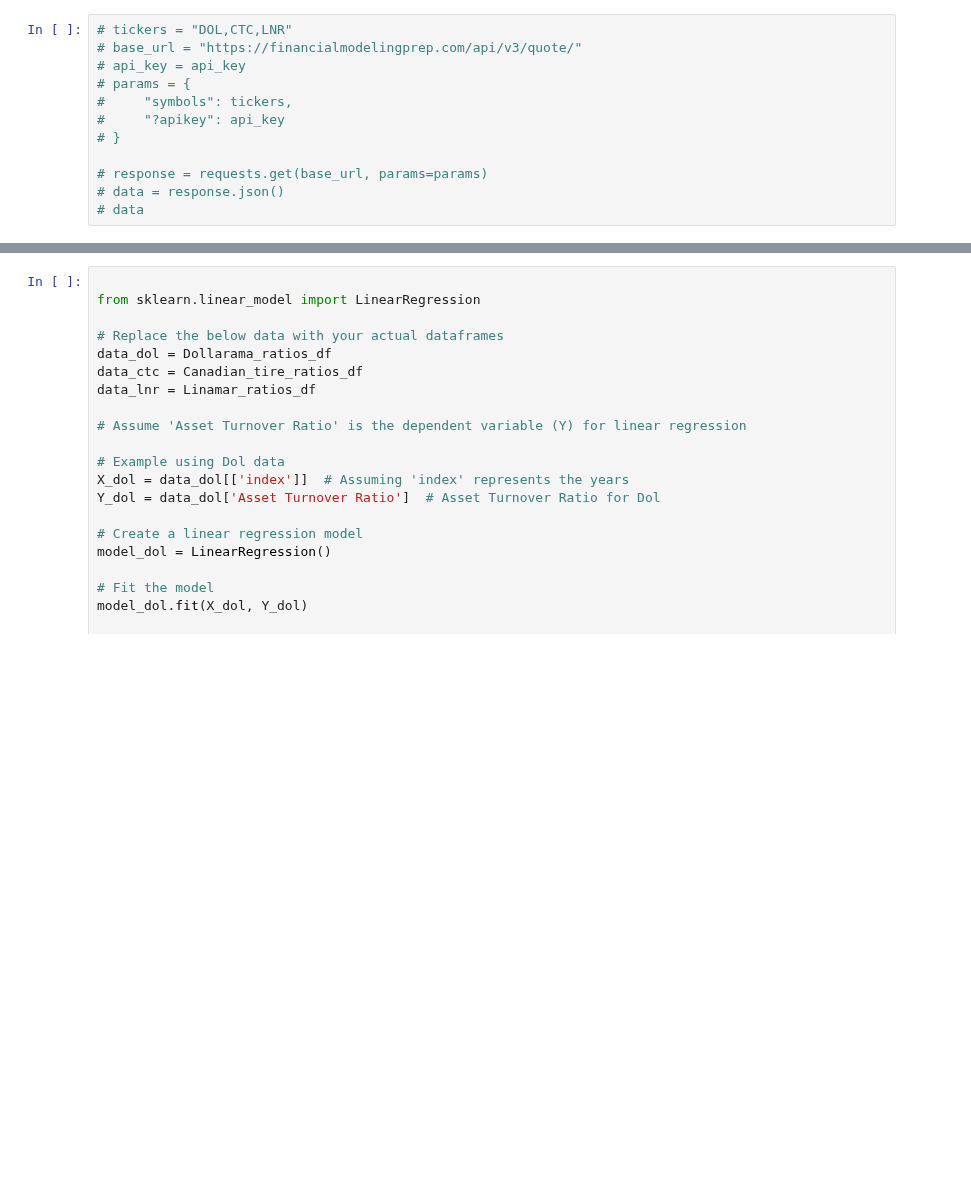
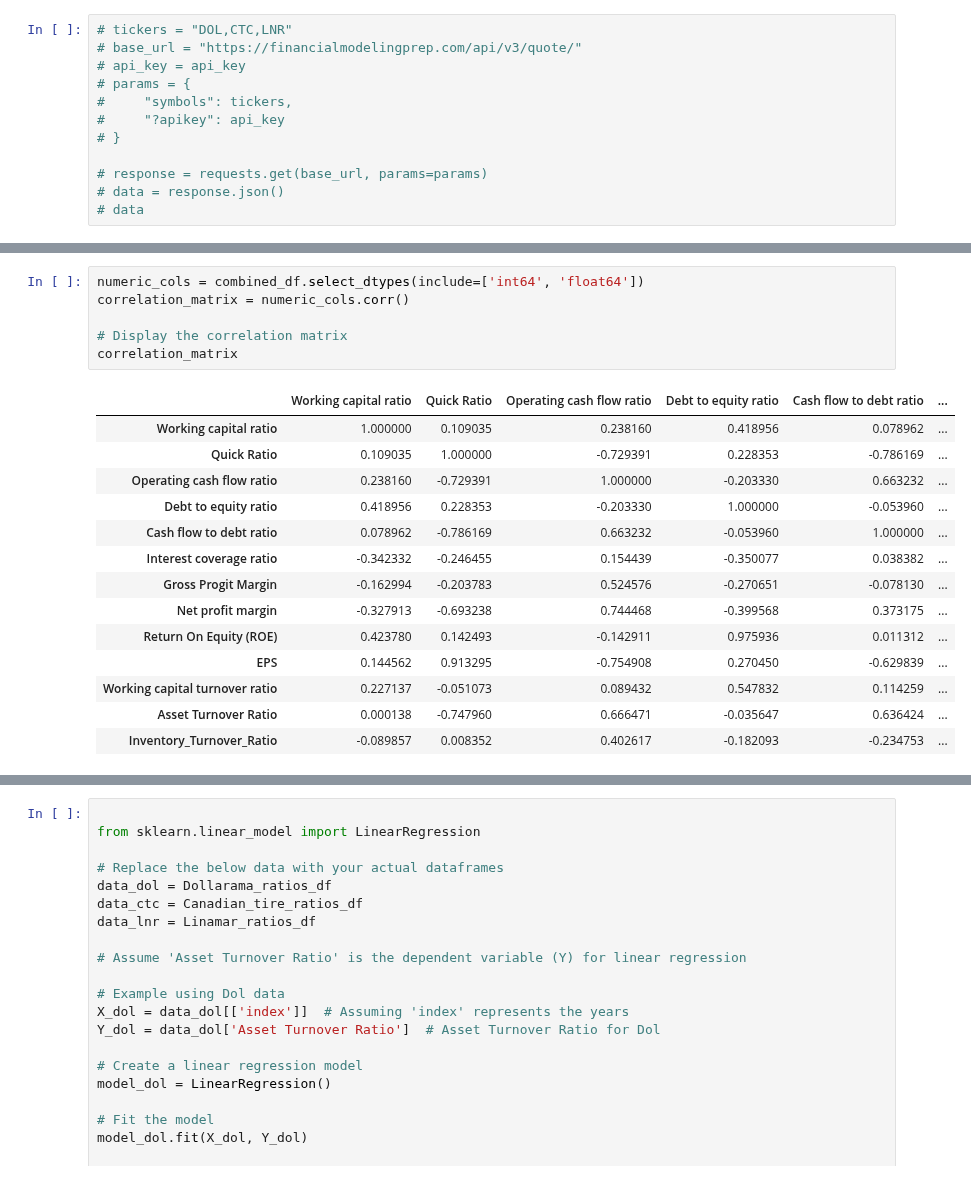
Before and after one commit to jash1112/project-financial_analysis, a Jupyter notebook: the_project.ipynb, the cells around one changed output, grey strips where cells are left out. Cells and saved outputs as stored; diff of their text form; blank space fills up the shorter version.

Commit message:
correlation display

```diff
--- a/the_project.ipynb
+++ b/the_project.ipynb
@@ -662,3 +660,24 @@ plt.show()
 [interactive output not drawn]
 [interactive output not drawn]
 [interactive output not drawn]
+# %%
+numeric_cols = combined_df.select_dtypes(include=['int64', 'float64'])
+correlation_matrix = numeric_cols.corr()
+
+# Display the correlation matrix
+correlation_matrix
+# %% [output]
+|  | Working capital ratio | Quick Ratio | Operating cash flow ratio | Debt to equity ratio | Cash flow to debt ratio | ... |
+| Working capital ratio | 1.000000 | 0.109035 | 0.238160 | 0.418956 | 0.078962 | ... |
+| Quick Ratio | 0.109035 | 1.000000 | -0.729391 | 0.228353 | -0.786169 | ... |
+| Operating cash flow ratio | 0.238160 | -0.729391 | 1.000000 | -0.203330 | 0.663232 | ... |
+| Debt to equity ratio | 0.418956 | 0.228353 | -0.203330 | 1.000000 | -0.053960 | ... |
+| Cash flow to debt ratio | 0.078962 | -0.786169 | 0.663232 | -0.053960 | 1.000000 | ... |
+| Interest coverage ratio | -0.342332 | -0.246455 | 0.154439 | -0.350077 | 0.038382 | ... |
+| Gross Progit Margin | -0.162994 | -0.203783 | 0.524576 | -0.270651 | -0.078130 | ... |
+| Net profit margin | -0.327913 | -0.693238 | 0.744468 | -0.399568 | 0.373175 | ... |
+| Return On Equity (ROE) | 0.423780 | 0.142493 | -0.142911 | 0.975936 | 0.011312 | ... |
+| EPS | 0.144562 | 0.913295 | -0.754908 | 0.270450 | -0.629839 | ... |
+| Working capital turnover ratio | 0.227137 | -0.051073 | 0.089432 | 0.547832 | 0.114259 | ... |
+| Asset Turnover Ratio | 0.000138 | -0.747960 | 0.666471 | -0.035647 | 0.636424 | ... |
+| Inventory_Turnover_Ratio | -0.089857 | 0.008352 | 0.402617 | -0.182093 | -0.234753 | ... |
```
Also changed, not shown: parts of 7 cells of this notebook, 1 other file.
